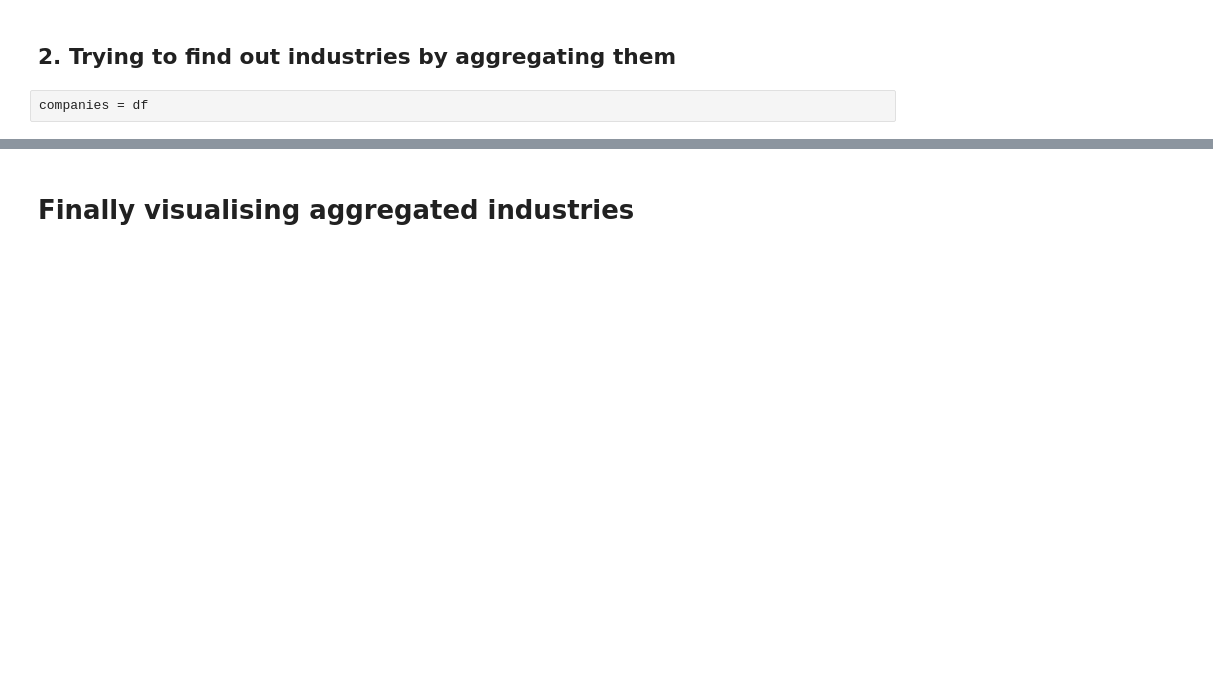
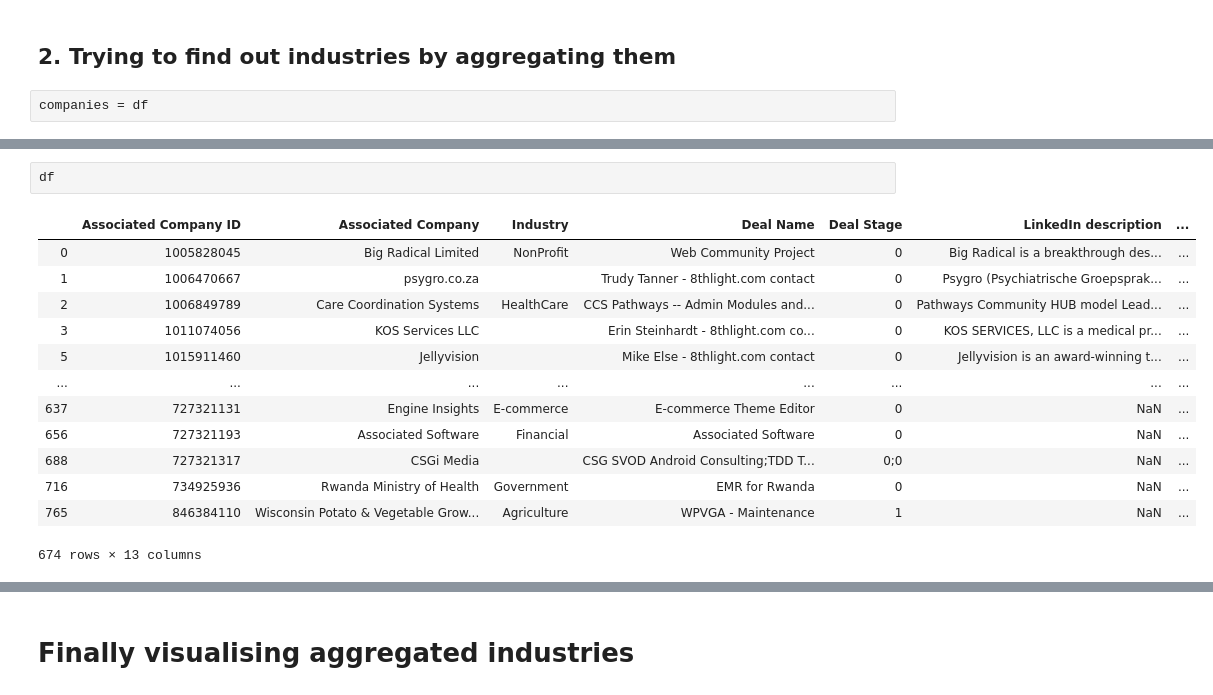
Before and after one commit to SergiiVolodkoWorking/dig-into-sales, a Jupyter notebook: notebooks/mined-data-aggregating-industry.ipynb, the cells around one changed output, grey strips where cells are left out. Drawn from its saved outputs; the diff is of its cells as text; blank space fills up the shorter version.

```diff
--- a/notebooks/mined-data-aggregating-industry.ipynb
+++ b/notebooks/mined-data-aggregating-industry.ipynb
@@ -237,0 +282,16 @@ df[df['Aggregated Industry'] == ' '].head()
+# %%
+df
+# %% [output]
+|  | Associated Company ID | Associated Company | Industry | Deal Name | Deal Stage | LinkedIn description | ... |
+| 0 | 1005828045 | Big Radical Limited | NonProfit | Web Community Project | 0 | Big Radical is a breakthrough des... | ... |
+| 1 | 1006470667 | psygro.co.za |  | Trudy Tanner - 8thlight.com contact | 0 | Psygro (Psychiatrische Groepsprak... | ... |
+| 2 | 1006849789 | Care Coordination Systems | HealthCare | CCS Pathways -- Admin Modules and... | 0 | Pathways Community HUB model Lead... | ... |
+| 3 | 1011074056 | KOS Services LLC |  | Erin Steinhardt - 8thlight.com co... | 0 | KOS SERVICES, LLC is a medical pr... | ... |
+| 5 | 1015911460 | Jellyvision |  | Mike Else - 8thlight.com contact | 0 | Jellyvision is an award-winning t... | ... |
+| ... | ... | ... | ... | ... | ... | ... | ... |
+| 637 | 727321131 | Engine Insights | E-commerce | E-commerce Theme Editor | 0 | NaN | ... |
+| 656 | 727321193 | Associated Software | Financial | Associated Software | 0 | NaN | ... |
+| 688 | 727321317 | CSGi Media |  | CSG SVOD Android Consulting;TDD T... | 0;0 | NaN | ... |
+| 716 | 734925936 | Rwanda Ministry of Health | Government | EMR for Rwanda | 0 | NaN | ... |
+| 765 | 846384110 | Wisconsin Potato & Vegetable Grow... | Agriculture | WPVGA - Maintenance | 1 | NaN | ... |
+674 rows × 13 columns
```
Also changed, not shown: parts of 17 cells of this notebook, 1 other file.
